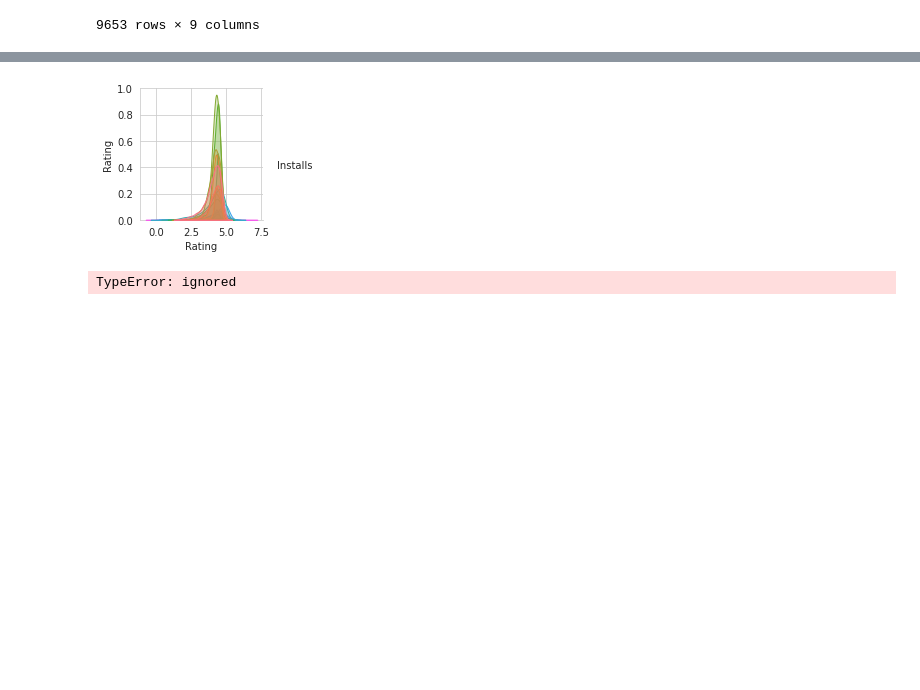
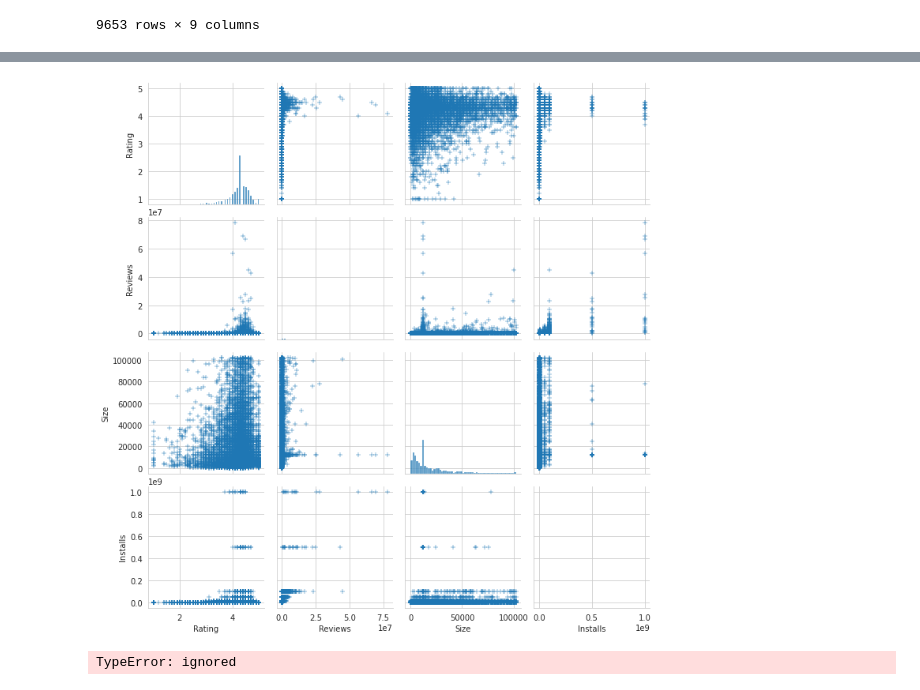
Before and after one commit to jayu071/Playstore_DataDigger, a Jupyter notebook: Play_Store_App_Review_Analysis_Capstone_Project.ipynb, the cells around one changed output, grey strips where cells are left out. Drawn from its saved outputs; the diff is of its cells as text; code cells hidden in the pictures; blank space fills up the shorter version.

```diff
--- a/Play_Store_App_Review_Analysis_Capstone_Project.ipynb
+++ b/Play_Store_App_Review_Analysis_Capstone_Project.ipynb
@@ -818,9 +824,9 @@ plt.show()
 # %%
-df2=playstore_df2.loc[:,["Rating","Reviews","Size","Installs"]]
-g = sns.pairplot(df2, hue='Installs', markers='+')
-plt.show()
+df2=playstore_df3.loc[:,["Rating","Reviews","Size","Installs"]]
+g = sns.pairplot(df2, markers='+')
+plt.show(g)
 # %% [output]
-[figure, old version]
+[figure, new version]
 # %%
 #Top 10 Installed Apps
 
```
Also changed, not shown: parts of 4 cells of this notebook.
